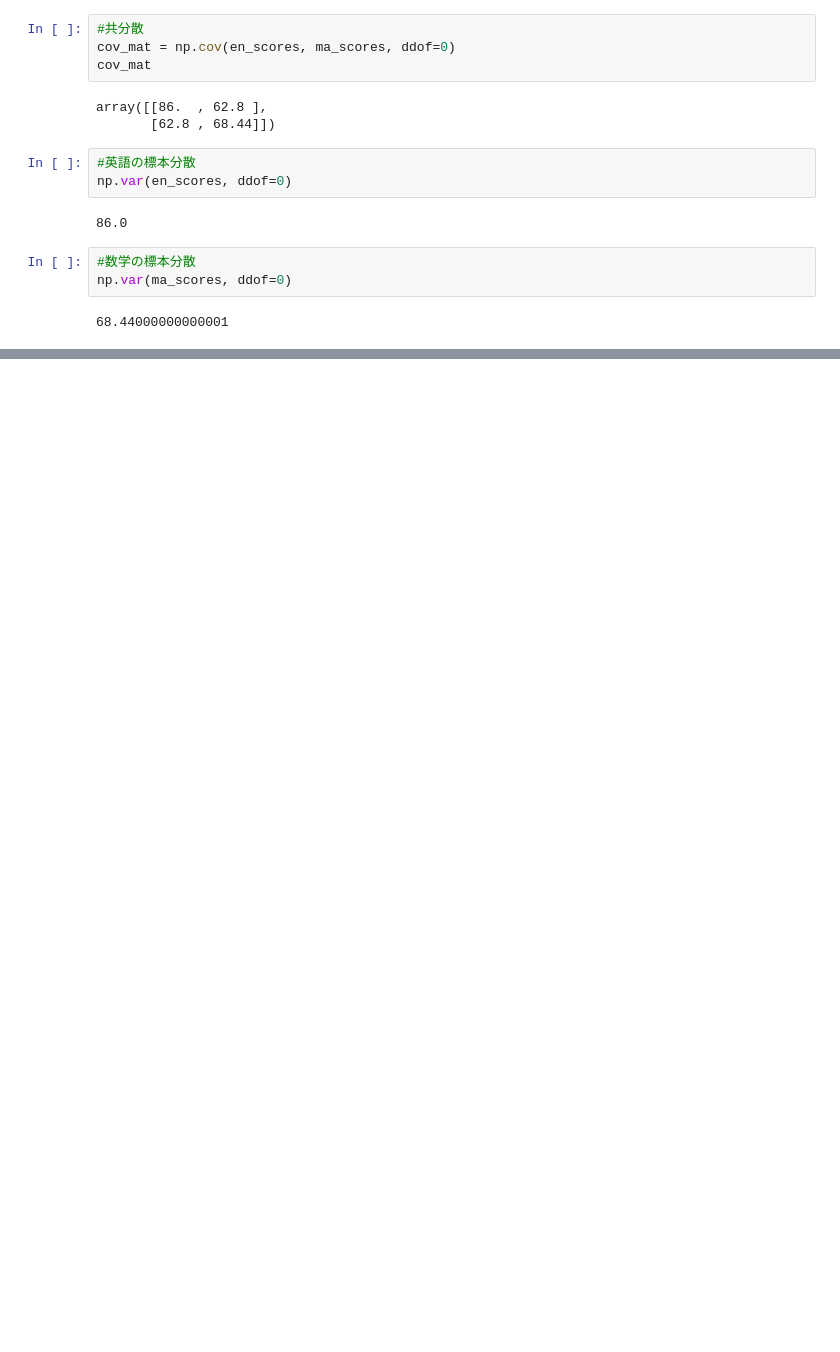
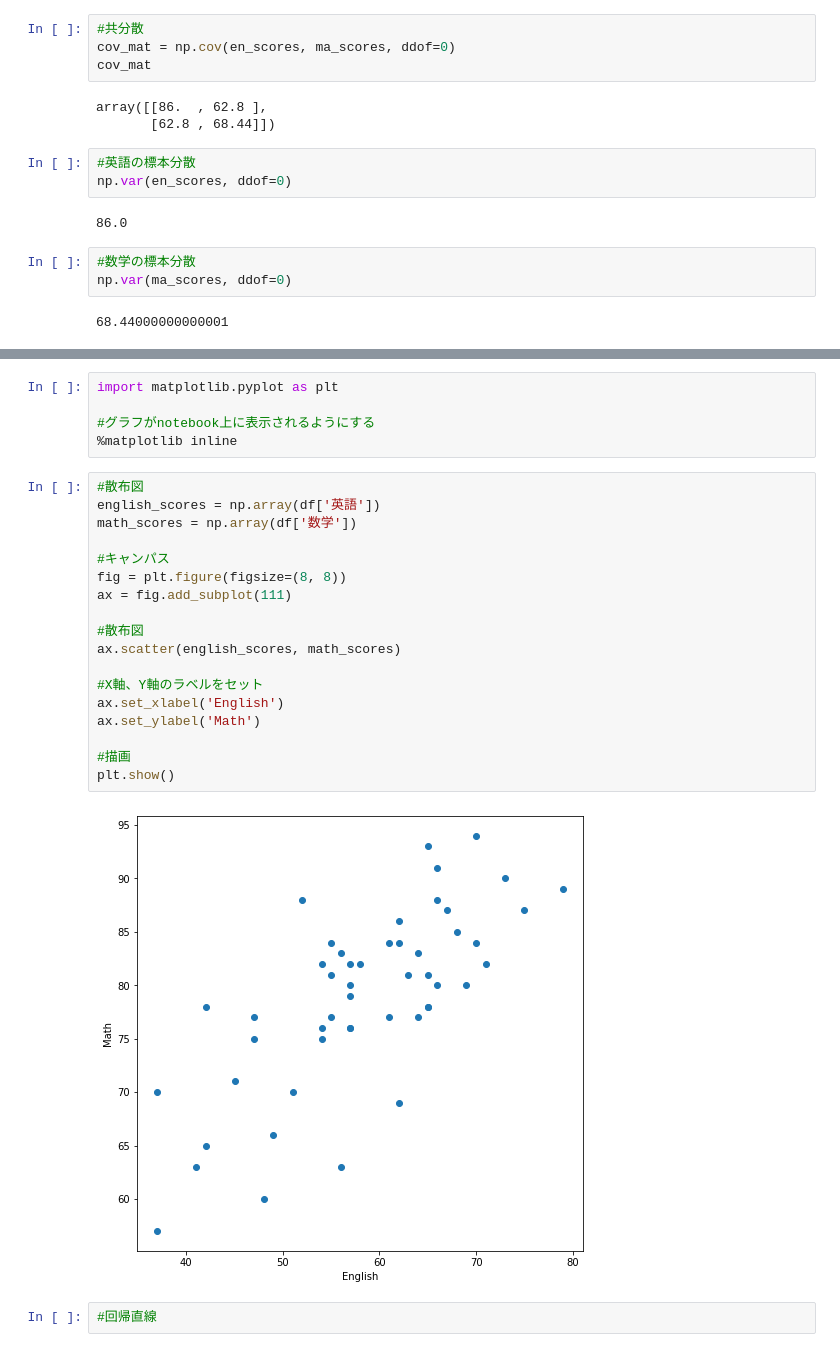
Before and after one commit to kanzai935/statistical-analysis, a Jupyter notebook: chapter03.ipynb, the cells around one changed output, grey strips where cells are left out. Saved outputs shown, nothing was run; the diff lists cells and outputs as text; blank space fills up the shorter version.

```diff
--- a/chapter03.ipynb
+++ b/chapter03.ipynb
@@ -106,0 +125,27 @@ plot_cov_interact(en_scores, ma_scores)
+# %%
+import matplotlib.pyplot as plt
+
+#グラフがnotebook上に表示されるようにする
+%matplotlib inline
+# %%
+#散布図
+english_scores = np.array(df['英語'])
+math_scores = np.array(df['数学'])
+
+#キャンパス
+fig = plt.figure(figsize=(8, 8))
+ax = fig.add_subplot(111)
+
+#散布図
+ax.scatter(english_scores, math_scores)
+
+#X軸、Y軸のラベルをセット
+ax.set_xlabel('English')
+ax.set_ylabel('Math')
+
+#描画
+plt.show()
+# %% [output]
+[figure, added]
+# %%
+#回帰直線
```
Also changed, not shown: parts of 4 cells of this notebook, 1 other file.
